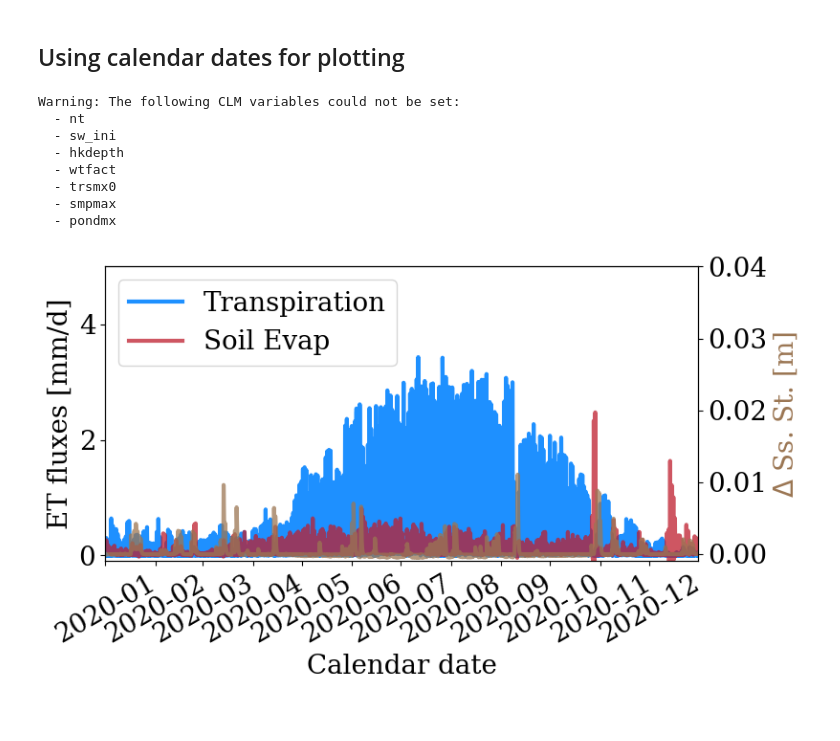
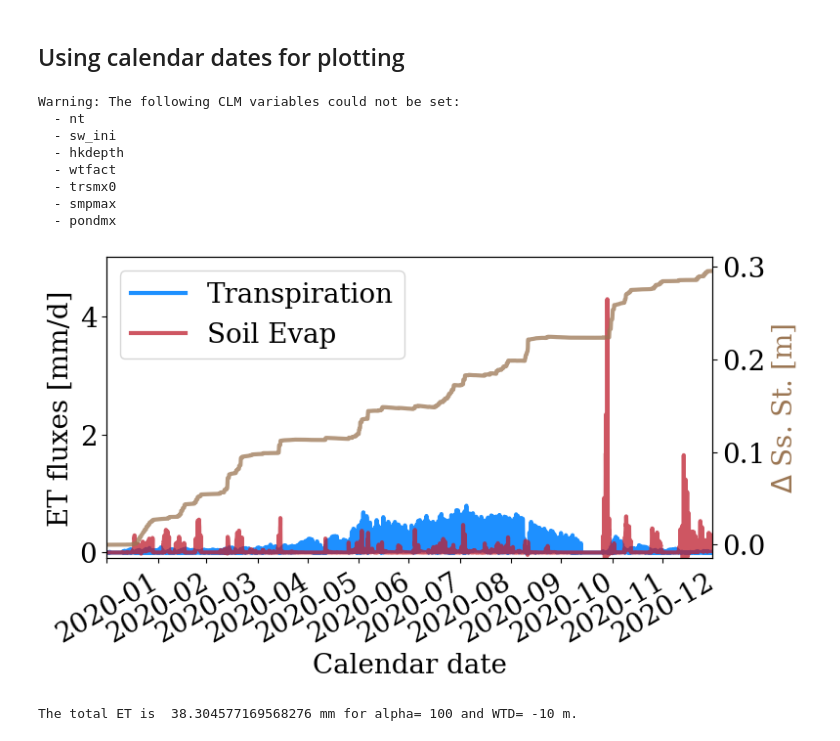
Before and after one commit to mashadab/ParFlow-project, a Jupyter notebook: pfclm_sc/PFCLM_SC_water_balance_analysis_final_single_script_NM_US-Vcm_2020-01-01_2021-01-01.ipynb, the cells around one changed output. Saved outputs shown, nothing was run; the diff lists cells and outputs as text; code cells hidden in the pictures.

Commit message:
Measured E,T,SsSt,SSt, movable Depth to water tab

```diff
--- a/pfclm_sc/PFCLM_SC_water_balance_analysis_final_single_script_NM_US-Vcm_2020-01-01_2021-01-01.ipynb
+++ b/pfclm_sc/PFCLM_SC_water_balance_analysis_final_single_script_NM_US-Vcm_2020-01-01_2021-01-01.ipynb
@@ -29,8 +29,9 @@ cp('inputs/NM_US-Vcm_2020-01-01_2021-01-01/drv_clmin.dat', 'output_water_balance
 cp('inputs/NM_US-Vcm_2020-01-01_2021-01-01/drv_vegm.dat', 'output_water_balance/drv_vegm.dat')
 cp('inputs/NM_US-Vcm_2020-01-01_2021-01-01/drv_vegp.dat', 'output_water_balance/drv_vegp.dat')
 
-alpha_vG = 2 #Set alpha for vanGenuchten model 2 or 100
-head_table = -1 #location of water table [m]
+alpha_vG = 100 #Set alpha for vanGenuchten model 2 or 100
+head_table = -10 #location of water table [m]
+DTWT = 'movng'  #depth to water table: fixed or movng
 simulation_type = 'same_head' #'same_head'  #Simulations type: same_head vs same_saturation vs vegpvegm
 
 
@@ -256,12 +257,17 @@ PFCLM_SC.Patch.y_lower.BCPressure.Type          = 'FluxConst'
 PFCLM_SC.Patch.y_lower.BCPressure.Cycle         = 'constant'
 PFCLM_SC.Patch.y_lower.BCPressure.alltime.Value = 0.0
 
-#PFCLM_SC.Patch.z_lower.BCPressure.Type = 'FluxConst'
-PFCLM_SC.Patch.z_lower.BCPressure.Type          = 'DirEquilRefPatch'
-PFCLM_SC.Patch.z_lower.BCPressure.RefGeom       = 'domain'
-PFCLM_SC.Patch.z_lower.BCPressure.RefPatch      = 'z_upper'
-PFCLM_SC.Patch.z_lower.BCPressure.Cycle         = 'constant'
-PFCLM_SC.Patch.z_lower.BCPressure.alltime.Value = head_table
+if DTWT == 'fixed':
+    PFCLM_SC.Patch.z_lower.BCPressure.Type          = 'FluxConst'
+    PFCLM_SC.Patch.z_lower.BCPressure.Type          = 'DirEquilRefPatch'
+    PFCLM_SC.Patch.z_lower.BCPressure.RefGeom       = 'domain'
+    PFCLM_SC.Patch.z_lower.BCPressure.RefPatch      = 'z_upper'
+    PFCLM_SC.Patch.z_lower.BCPressure.Cycle         = 'constant'
+    PFCLM_SC.Patch.z_lower.BCPressure.alltime.Value = head_table
+else:
+    PFCLM_SC.Patch.z_lower.BCPressure.Type          = 'FluxConst'
+    PFCLM_SC.Patch.z_lower.BCPressure.Cycle         = 'constant'
+    PFCLM_SC.Patch.z_lower.BCPressure.alltime.Value = 0.0
 
 PFCLM_SC.Patch.x_upper.BCPressure.Type          = 'FluxConst'
 PFCLM_SC.Patch.x_upper.BCPressure.Cycle         = 'constant'
@@ -856,36 +862,40 @@ def surface_subsurface_storage_combined(alpha_vG,dir_name):
         data.time = i
         #print(subsurface_storage[i, ...])
         #print(i,np.sum(porosity*saturation*dx*dy*dz[0]*(1+specific_storage)))
 
     # Plot the transpiration and soil evaporation for our PFCLM run
     fig,ax = plt.subplots(figsize=(8,4) , dpi=100)
     plt.plot(t_time_datetime[:-1],clm_output['T [mm/s]']*(3600*24), label='Transpiration', color=blue,linewidth=3)
     plt.plot(t_time_datetime[:-1],clm_output['Ebs [mm/s]']*(3600*24), label='Soil Evap', color=red,linewidth=3,alpha=0.75)
     plt.xlabel('Calendar date')
     plt.ylabel('ET fluxes [mm/d]')  ## note that we converted the fluxes to mm/d
-    plt.legend()
+    plt.legend(loc='upper left')
     plt.xticks(rotation = 30)
     plt.ylim([-0.1,5])
     ax.twinx()
-    plt.ylim([-0.001,0.04])
+    #plt.ylim([-0.001,0.05])
     plt.xlim([t_time_datetime[0],t_time_datetime[-1]])
     plt.ylabel('$\Delta $ Ss. St. [m]',color = brown)
     #plt.xticks(chosen_date_ticks,rotation = 30)
     plt.xticks(rotation = 30)
     plt.plot(t_time_datetime,subsurface_storage[:-1]-subsurface_storage[0], linewidth=3, color = brown,label='\Delta$ Ss. St. [m]',alpha=0.75)
     plt.savefig(f'PFCLM_NM_surface_subsurface_storage_alphavG{alpha_vG}_head{head_table}m_new.pdf',bbox_inches='tight', dpi = 600)
 
 surface_subsurface_storage_combined(alpha_vG,base)
 # %% [output]
 Warning: The following CLM variables could not be set:
   - nt
   - sw_ini
   - hkdepth
   - wtfact
   - trsmx0
   - smpmax
   - pondmx
-[figure, old version]
+[figure, new version]
+# %%
+print("The total ET is ",np.sum(clm_output['T [mm/s]']*3600)+ np.sum(clm_output['Ebs [mm/s]']*3600),"mm for alpha=",alpha_vG,"and WTD=",head_table, "m.")
+# %% [output]
+The total ET is  38.304577169568276 mm for alpha= 100 and WTD= -10 m.
 # %%
 base = f'{path}/{run_name}'
 print(base)
```
Also changed, not shown: parts of 10 cells of this notebook.
